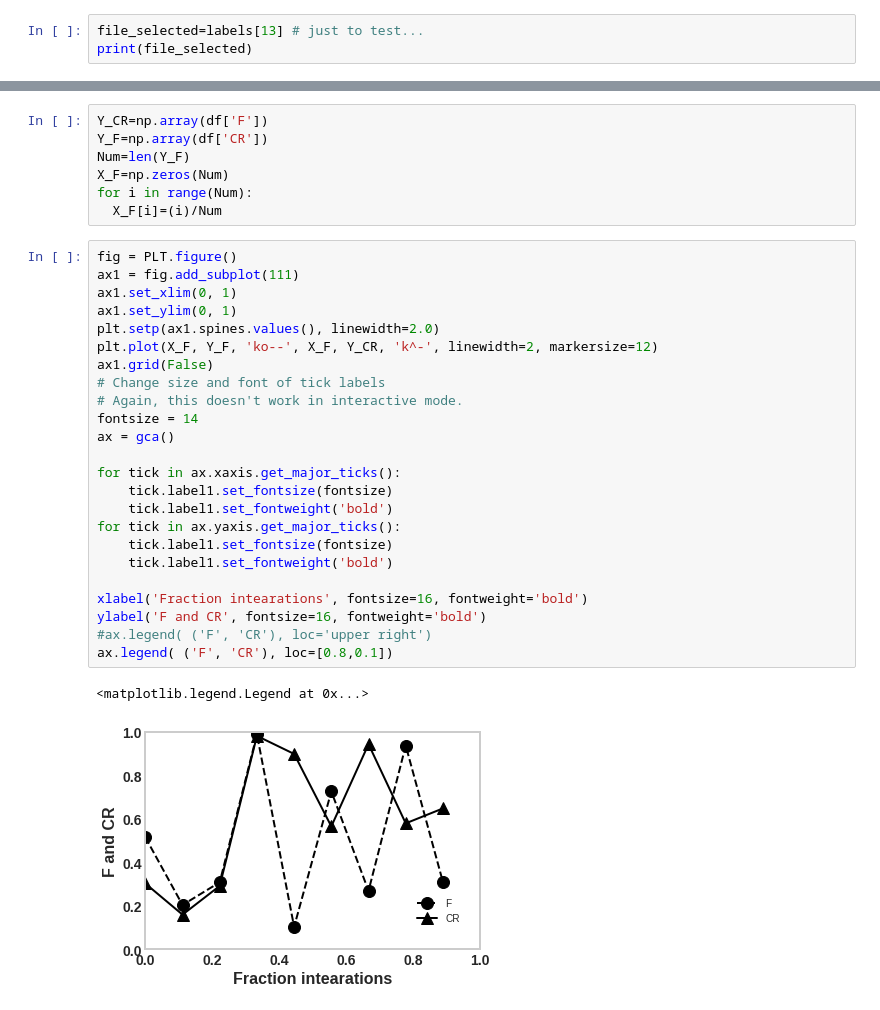
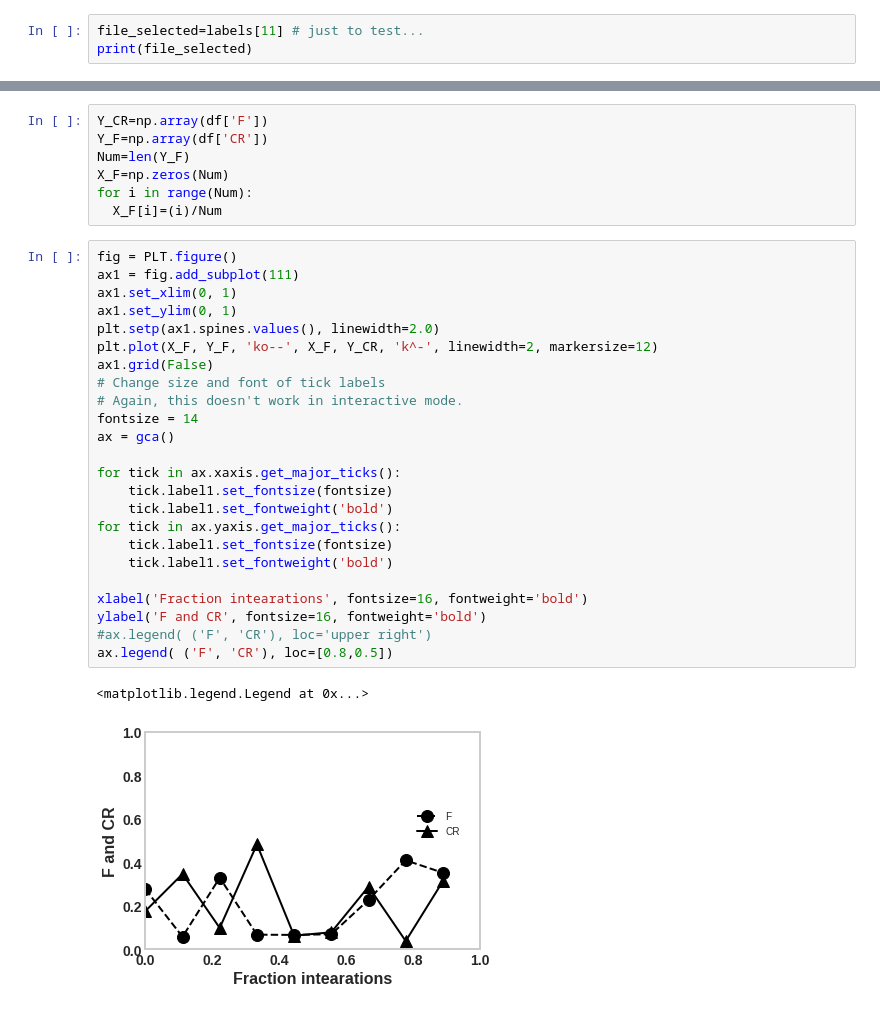
Before and after one commit to ucfilho/raianars_june_2020, a Jupyter notebook: Figure_04_paper_ALL_functions_from_zip_jun_21_2020.ipynb, the cells around one changed output, grey strips where cells are left out. Cells and saved outputs as stored; diff of their text form.

```diff
--- a/Figure_04_paper_ALL_functions_from_zip_jun_21_2020.ipynb
+++ b/Figure_04_paper_ALL_functions_from_zip_jun_21_2020.ipynb
@@ -53,6 +53,6 @@ i= 11 2019-10-07_14h35min_DE_Sum_of_different_powers_30.csv
 i= 12 2019-10-07_14h53min_DE_Ackley_30.csv
 i= 13 2019-10-07_15h14min_DE_Michalewicz_30.csv
 # %%
-file_selected=labels[13] # just to test...
+file_selected=labels[11] # just to test...
 print(file_selected)
 # %% [output]
@@ -82,27 +82,27 @@ for i in range(Num):
 # %%
 fig = PLT.figure()
 ax1 = fig.add_subplot(111)
 ax1.set_xlim(0, 1)
 ax1.set_ylim(0, 1)
 plt.setp(ax1.spines.values(), linewidth=2.0)
 plt.plot(X_F, Y_F, 'ko--', X_F, Y_CR, 'k^-', linewidth=2, markersize=12)
 ax1.grid(False)
 # Change size and font of tick labels
 # Again, this doesn't work in interactive mode.
 fontsize = 14
 ax = gca()
 
 for tick in ax.xaxis.get_major_ticks():
     tick.label1.set_fontsize(fontsize)
     tick.label1.set_fontweight('bold')
 for tick in ax.yaxis.get_major_ticks():
     tick.label1.set_fontsize(fontsize)
     tick.label1.set_fontweight('bold')
 
 xlabel('Fraction intearations', fontsize=16, fontweight='bold')
 ylabel('F and CR', fontsize=16, fontweight='bold')
 #ax.legend( ('F', 'CR'), loc='upper right')
-ax.legend( ('F', 'CR'), loc=[0.8,0.1])
+ax.legend( ('F', 'CR'), loc=[0.8,0.5])
 # %% [output]
 <matplotlib.legend.Legend at 0x...>
-[figure, old version]
+[figure, new version]
```
Also changed, not shown: parts of 3 cells of this notebook.
